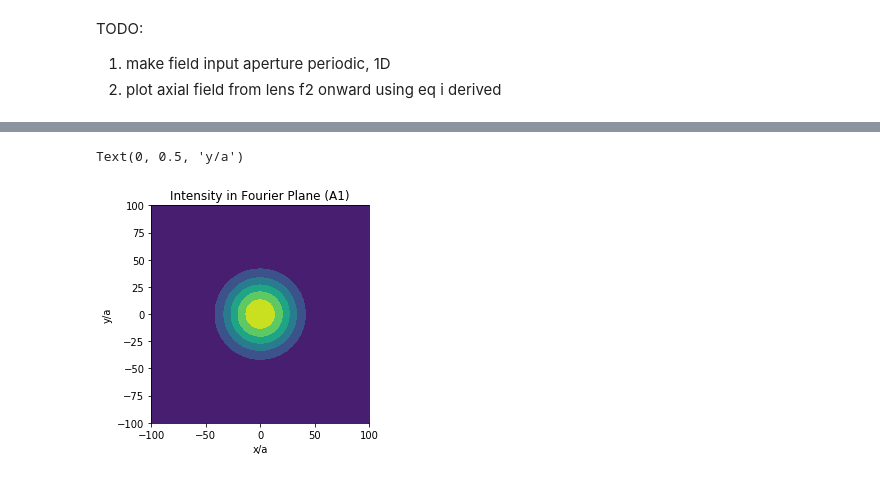
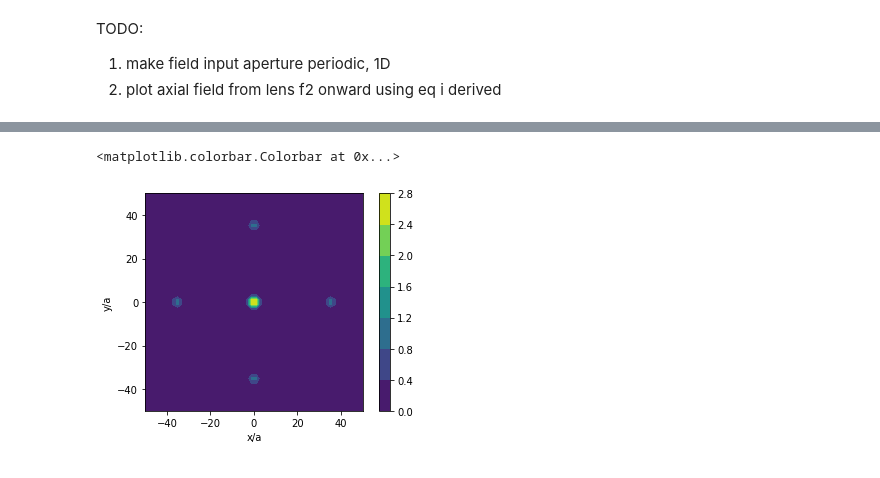
Before and after one commit to prhuft/fourier-optics, a Jupyter notebook: filtered_array.ipynb, the cells around one changed output, grey strips where cells are left out. Cells and saved outputs as stored; diff of their text form; code cells hidden in the pictures.

Commit message:
periodic field in Fourier plane

```diff
--- a/filtered_array.ipynb
+++ b/filtered_array.ipynb
@@ -83,0 +109,32 @@ field1 = from_quadrant3(abs(qd3))
+# %%
+## build the aperture mask:
+
+w = xspots*dx/2 # array half-width
+pts = 200 # the grid will be pts x pts
+xarr,midpt,xx,yy = get_meshgrid(w, pts)
+
+# the centroids of the apertures
+xpts, ypts = get_grid(dx,dy,4,4)
+
+
+plate = 0 # block the field
+aperture = 1 # transmit the field
+dimx = dimy = pts
+midx = int(dimx/2)
+midy = int(dimy/2)
+
+mask_a = full((dimx, dimy), plate)
+
+qd3 = mask_a[0:midx, 0:midy]
+
+for i in range(midy):
+    for j in range(midx):
+
+        # check if coordinate overlaps an aperture
+        for x in xpts:
+            for y in ypts:
+                if sqrt((xx[0,j]-x)**2 + (yy[i,0]-y)**2) < a:
+                    qd3[i,j] = aperture
+
+mask_a = from_quadrant3(qd3, mask_a)
+print("input mask generated")
@@ -84,11 +200,13 @@ field1 = from_quadrant3(abs(qd3))
 # %%
-fig,ax = plt.subplots()
+fig,ax = figax()
 I1 = conjugate(field1)*field1
-ax.contourf(x/a,x/a,I1)
-ax.set_title('Intensity in Fourier Plane (A1)')
-ax.set_aspect('equal')
+cbar = ax.contourf(xarr/a, xarr/a, I1)
+roi = 50
+ax.set_xlim(-roi,roi)
+ax.set_ylim(-roi,roi)
 ax.set_xlabel('x/a')
 ax.set_ylabel('y/a')
+fig.colorbar(cbar)
 # %% [output]
-Text(0, 0.5, 'y/a')
+<matplotlib.colorbar.Colorbar at 0x...>
-[figure, old version]
+[figure, new version]
```
Also changed, not shown: parts of 20 cells of this notebook.
